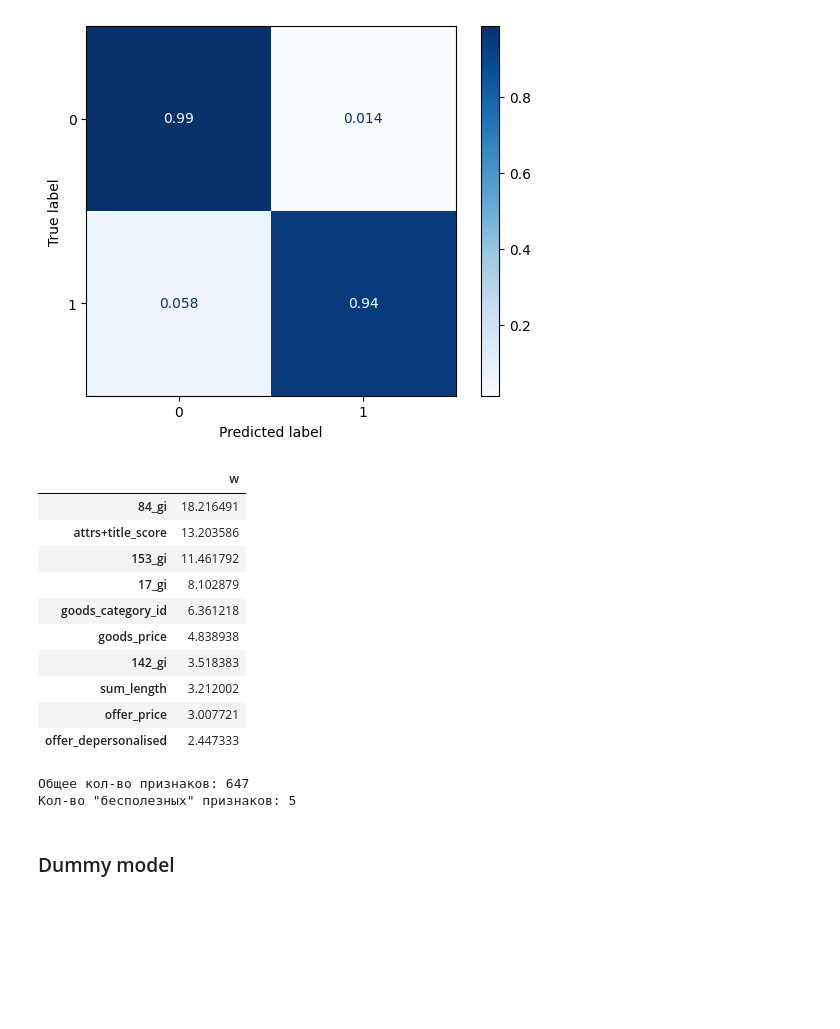
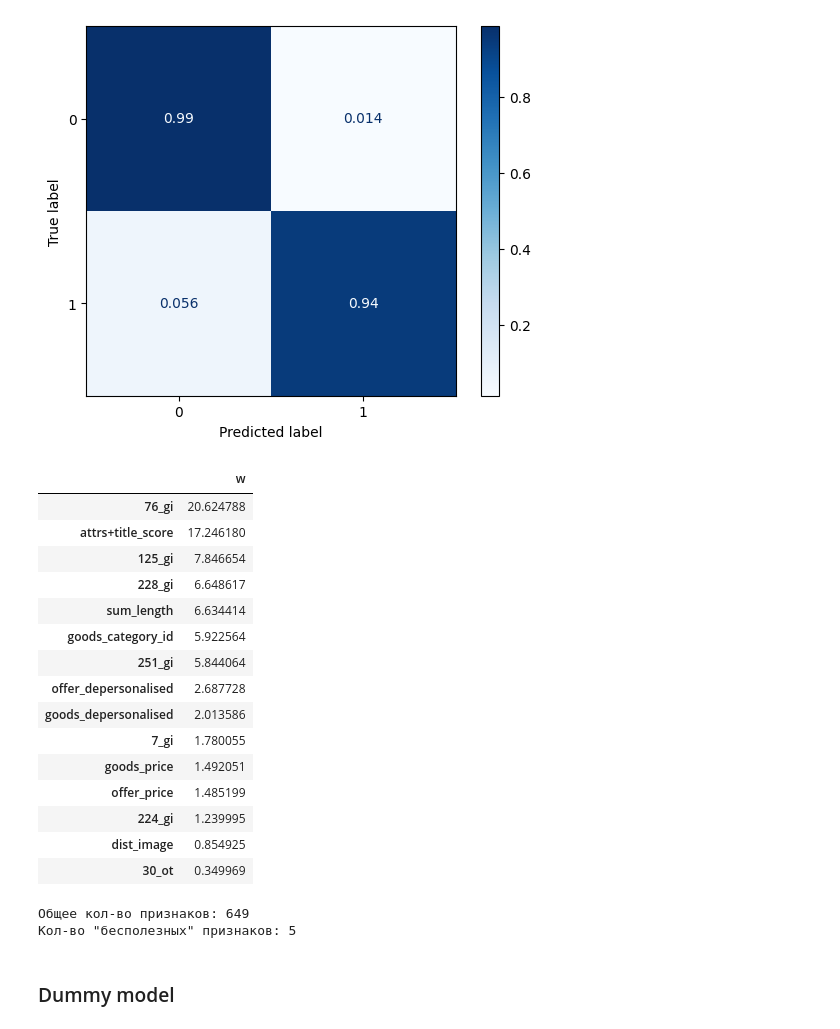
Before and after one commit to Danspers/Samokat.tech-Matching, a Jupyter notebook: Samokat.tech-Matching.ipynb, the cells around one changed output. Drawn from its saved outputs; the diff is of its cells as text; code cells hidden in the pictures; blank space fills up the shorter version.

Commit message:
add euclidean distance for image and title

```diff
--- a/Samokat.tech-Matching.ipynb
+++ b/Samokat.tech-Matching.ipynb
@@ -974,8 +982,8 @@ ___
 - `_oi` - _offer_image_
 - `_ot` - _offer_title_
 # %%
-%%time
-train_XY = train_df.drop('id', axis=1).copy()
+
+train_XY = train_df.drop('id', axis='columns').copy()
 train_XY = train_XY.merge(goods_image_df, left_on='goods_depersonalised', right_index=True, how='left')
 train_XY = train_XY.merge(offer_image_df, left_on='offer_depersonalised', right_index=True, how='left', suffixes=('_gi',
                                                                                                                   '_oi'))
@@ -983,6 +991,7 @@ train_XY = train_XY.merge(goods_title_df, left_on='goods_depersonalised', right_
 train_XY = train_XY.merge(offer_title_df, left_on='offer_depersonalised', right_index=True, how='left', suffixes=('_gt',
                                                                                                                   '_ot'))
 
+train_XY.reset_index(drop=True, inplace=True)
 display(train_XY)
 # %% [output]
 |  | offer_depersonalised | goods_depersonalised | sum_length | attrs+title_score | offer_price | goods_price | ... |
@@ -1010,0 +1036,11 @@ del offer_title_df
+# %%
+# расстояние между векторами
+for i in tqdm(train_XY[~train_XY['0_gi'].isna() & ~train_XY['0_oi'].isna()].index):
+    train_XY.loc[i , 'dist_image'] = distance.euclidean(train_XY.loc[i, '0_gi':'255_gi'].values,
+                                                        train_XY.loc[i, '0_oi':'255_oi'].values)
+
+for i in tqdm(train_XY[~train_XY['0_gt'].isna() & ~train_XY['0_ot'].isna()].index):
+    train_XY.loc[i , 'dist_title'] = distance.euclidean(train_XY.loc[i, '0_gt':'63_gt'].values,
+                                                        train_XY.loc[i, '0_ot':'63_ot'].values)
+
+display(train_XY[['dist_image', 'dist_title']].head(10))
@@ -1011,9 +1059,8 @@ del offer_title_df
 # %%
-%%time
 # выделение целевого признака
 #train_XY.dropna(inplace=True)
 train_Y = train_XY['target']
-train_X = train_XY.drop('target', axis=1)
+train_X = train_XY.drop('target', axis='columns')
 del train_XY
 
 display(train_X)
@@ -1134,6 +1177,7 @@ display(w)
 ### CatBoost
 # %%
 model_CB = CatBoostClassifier(verbose = 100,
+                              iterations = 1100,
                               task_type = "CPU",
                               eval_metric = 'F1',
                               random_state=RANDOM_STATE)
@@ -1198,22 +1242,27 @@ plt.show()
 # %%
 # значимость признаков
 w = pd.DataFrame(data=model_CB.get_feature_importance(), index=train_X.columns, columns=['w'])
-display(w.sort_values('w', ascending=False).head(10))
+display(w.sort_values('w', ascending=False).head(15))
 print('Общее кол-во признаков:', len(w))
 print('Кол-во "бесполезных" признаков:', len(w[w['w']==0]))
 # %% [output]
 |  | w |
-| 84_gi | 18.216491 |
-| attrs+title_score | 13.203586 |
-| 153_gi | 11.461792 |
-| 17_gi | 8.102879 |
-| goods_category_id | 6.361218 |
-| goods_price | 4.838938 |
-| 142_gi | 3.518383 |
-| sum_length | 3.212002 |
-| offer_price | 3.007721 |
-| offer_depersonalised | 2.447333 |
+| 76_gi | 20.624788 |
+| attrs+title_score | 17.246180 |
+| 125_gi | 7.846654 |
+| 228_gi | 6.648617 |
+| sum_length | 6.634414 |
+| goods_category_id | 5.922564 |
+| 251_gi | 5.844064 |
+| offer_depersonalised | 2.687728 |
+| goods_depersonalised | 2.013586 |
+| 7_gi | 1.780055 |
+| goods_price | 1.492051 |
+| offer_price | 1.485199 |
+| 224_gi | 1.239995 |
+| dist_image | 0.854925 |
+| 30_ot | 0.349969 |
-Общее кол-во признаков: 647
+Общее кол-во признаков: 649
 Кол-во "бесполезных" признаков: 5
 # %% [markdown]
 ### Dummy model
```
Also changed, not shown: parts of 23 cells of this notebook.
